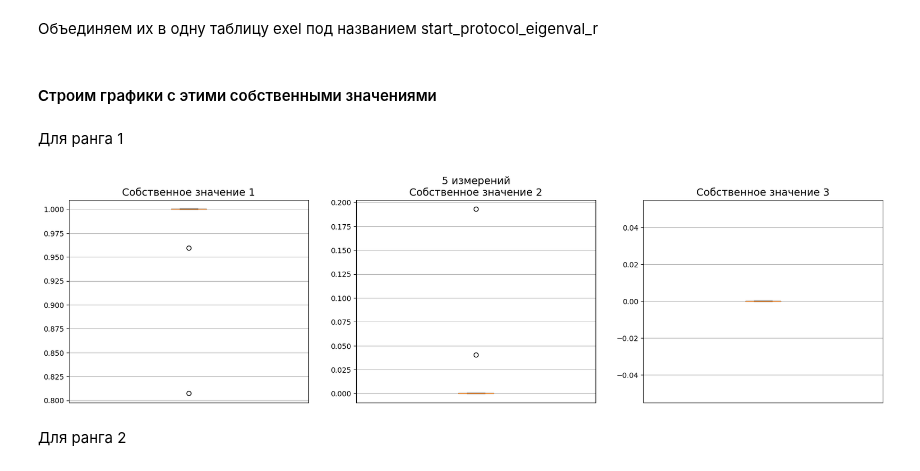
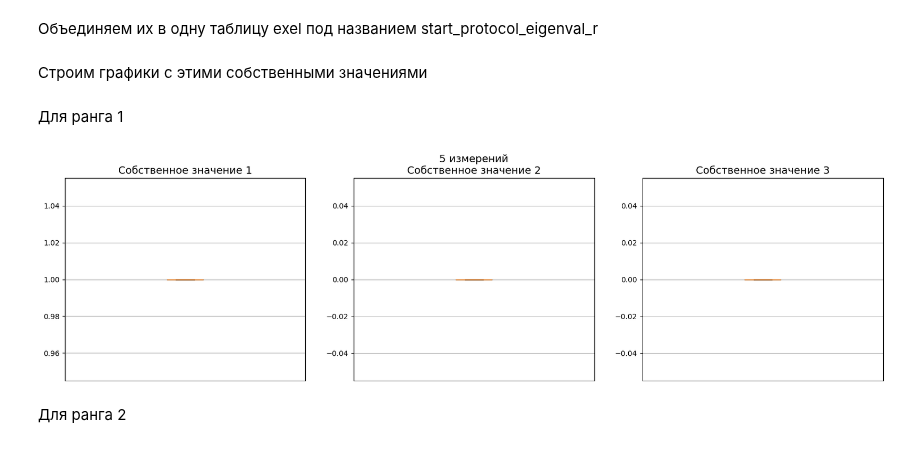
Before and after one commit to Denis-chupa/Quantum_tools, a Jupyter notebook: Tomography/src/research_data/research_eigenvalue.ipynb, the cells around one changed output. Drawn from its saved outputs; the diff is of its cells as text; code cells hidden in the pictures.

```diff
--- a/Tomography/src/research_data/research_eigenvalue.ipynb
+++ b/Tomography/src/research_data/research_eigenvalue.ipynb
@@ -412,10 +412,15 @@ for i in tqdm(range(N)):
 # # Запись в Excel
 # result.to_excel("exel_file/start_protocol_eigenval_r.xlsx", index=False, startrow=2)
 # %% [markdown]
-#### Строим графики с этими собственными значениями
+Строим графики с этими собственными значениями
 # %% [markdown]
 Для ранга 1
 # %%
+import pandas as pd
+
+# открыть файл
+df_start_protocol_r_1 = pd.read_excel("exel_file/start_protocol_eigenval_r.xlsx", header=2, usecols=range(17))  # по умолчанию считывает первый лист
+
 # Группируем колонки по измерениям (столбцы)
 column_groups = [
     ["СЗ 1, И 1", "СЗ 2, И 1", "СЗ 3, И 1"],  # Измерение 1
@@ -430,36 +435,36 @@ row_labels = ["Измерение 1", "Измерение 2", "Измерени
 
 fig, axes = plt.subplots(1, 3, figsize=(20, 5))
 
-i = 2    # по измерениям (строки)
+i = 4   # по измерениям (строки)
 for j in range(3):  # по СЗ (столбцы)
     ax = axes[j]
     col_name = column_groups[i][j]
     data = df_start_protocol_r_1[col_name].dropna()
 
     ax.boxplot(data, patch_artist=True, boxprops=dict(facecolor='lightblue'))
 
     # Заголовок для каждого графика — только название СЗ
     ax.set_title(f"Собственное значение {col_labels[j][3]}", fontsize=14)
 
     # Для центрального графика в строке (j == 1) добавляем подпись с измерением
     if j == 1:
         ax.set_title(f"5 измерений\nСобственное значение {col_labels[j][3]}", fontsize=14)
 
 
     # if j == 0:
     #     ax.set_ylim([0.7, 1.05])
     # else:
     #     ax.set_ylim([-0.05, 0.4])
 
 
     ax.grid(True)
     ax.set_xticks([])
 
 
 # plt.tight_layout()
 plt.show()
 # %% [output]
-[figure, old version]
+[figure, new version]
 # %% [markdown]
 Для ранга 2
 # %%
```
Also changed, not shown: parts of 36 cells of this notebook, 5 other files.
